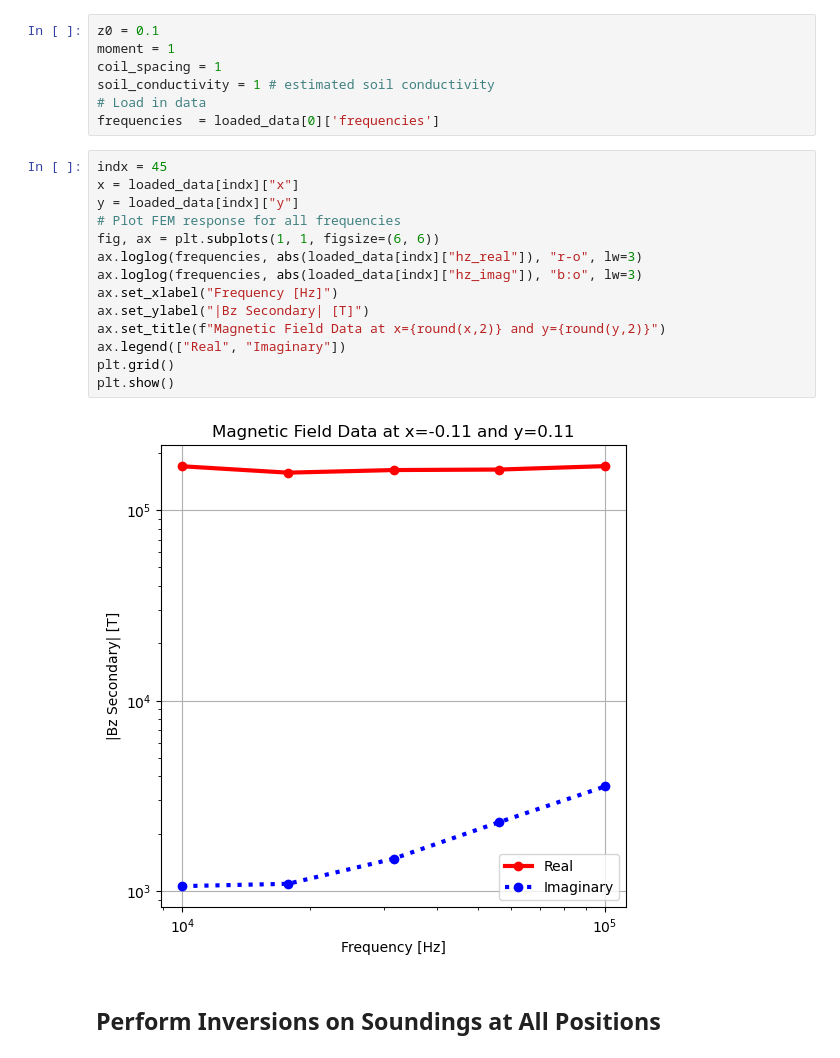
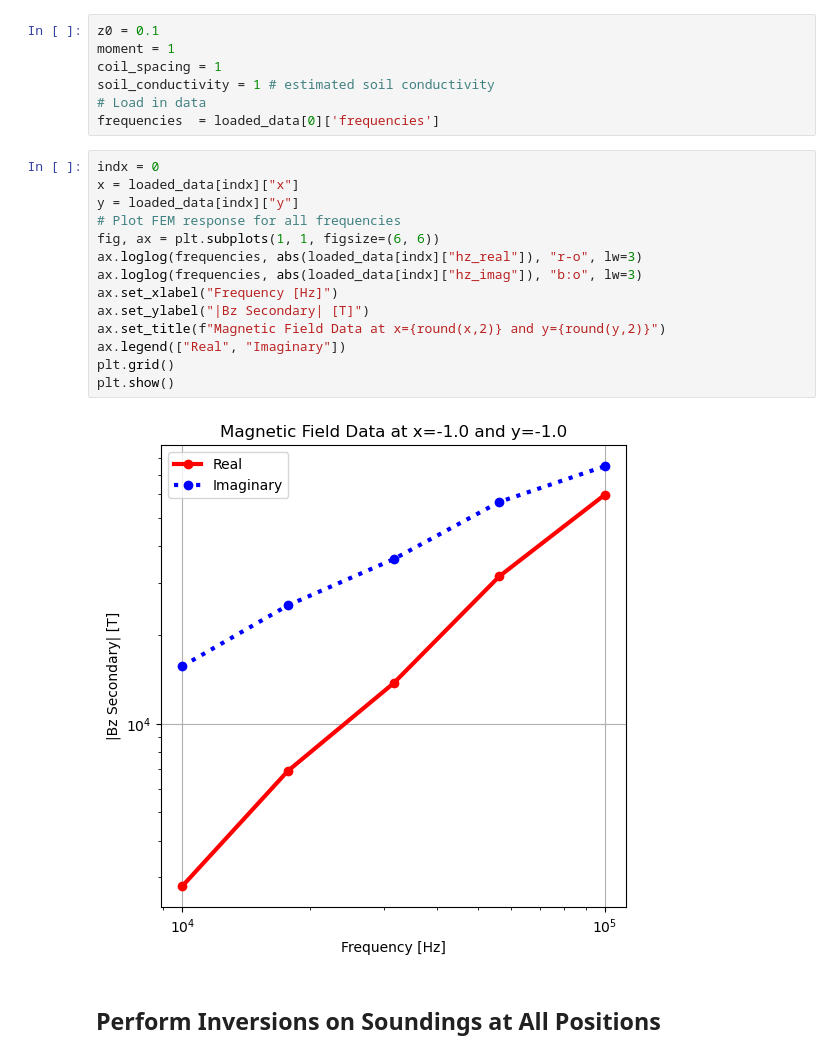
Before and after one commit to matthewhasman/Geophysical-Electromagnetic-Scanner, a Jupyter notebook: UXO_simulation/inversion_simulation_1D.ipynb, the cells around one changed output. Cells and saved outputs as stored; diff of their text form.

```diff
--- a/UXO_simulation/inversion_simulation_1D.ipynb
+++ b/UXO_simulation/inversion_simulation_1D.ipynb
@@ -32,21 +30,21 @@ soil_conductivity = 1 # estimated soil conductivity
 # Load in data
 frequencies  = loaded_data[0]['frequencies']
 # %%
-indx = 45
+indx = 0
 x = loaded_data[indx]["x"]
 y = loaded_data[indx]["y"]
 # Plot FEM response for all frequencies
 fig, ax = plt.subplots(1, 1, figsize=(6, 6))
 ax.loglog(frequencies, abs(loaded_data[indx]["hz_real"]), "r-o", lw=3)
 ax.loglog(frequencies, abs(loaded_data[indx]["hz_imag"]), "b:o", lw=3)
 ax.set_xlabel("Frequency [Hz]")
 ax.set_ylabel("|Bz Secondary| [T]")
 ax.set_title(f"Magnetic Field Data at x={round(x,2)} and y={round(y,2)}")
 ax.legend(["Real", "Imaginary"])
 plt.grid()
 plt.show()
 # %% [output]
-[figure, old version]
+[figure, new version]
 # %% [markdown]
 ## Perform Inversions on Soundings at All Positions
 # %%
```
Also changed, not shown: parts of 4 cells of this notebook, 2 other files.
